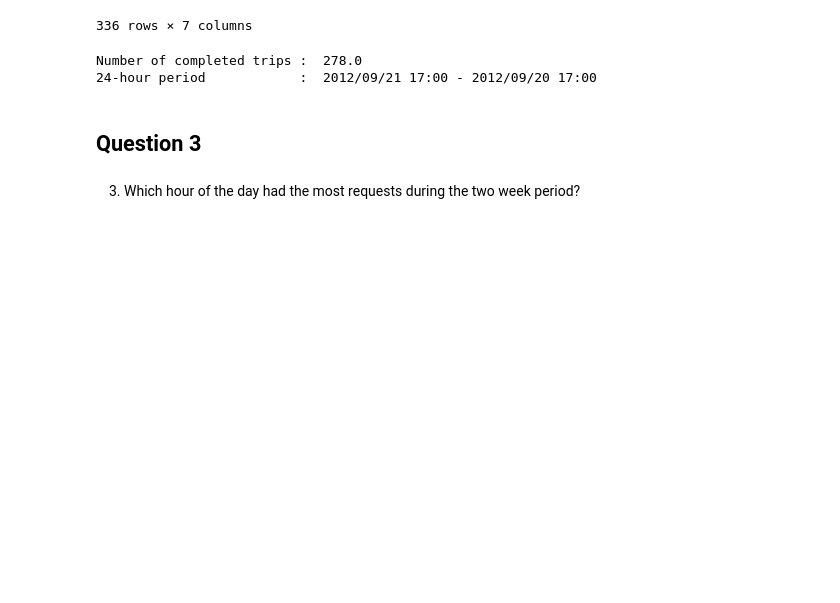
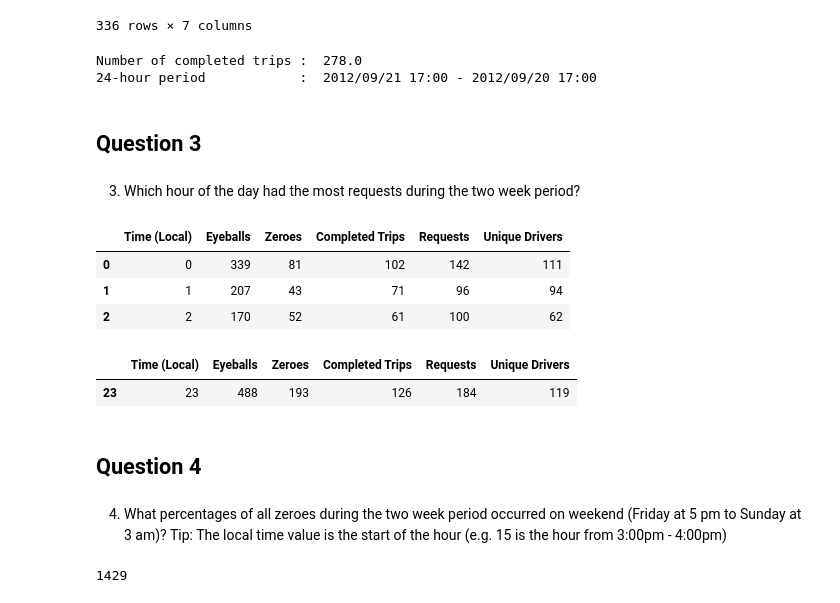
Before and after one commit to tugceturkkal/Data-Projects, a Jupyter notebook: Insights from City Supply and Demand Data.ipynb, the cells around one changed output. Cells and saved outputs as stored; diff of their text form; code cells hidden in the pictures; blank space fills up the shorter version.

Commit message:
Insights from City Supply and Demand Data

```diff
--- a/Insights from City Supply and Demand Data.ipynb
+++ b/Insights from City Supply and Demand Data.ipynb
@@ -245,3 +247,25 @@ Number of completed trips :  278.0
 ## Question 3
 # %% [markdown]
 3. Which hour of the day had the most requests during the two week period?
+# %%
+data_question_3 = data.groupby('Time (Local)').sum().reset_index()
+data_question_3.head(3)
+# %% [output]
+|  | Time (Local) | Eyeballs | Zeroes | Completed Trips | Requests | Unique Drivers |
+| 0 | 0 | 339 | 81 | 102 | 142 | 111 |
+| 1 | 1 | 207 | 43 | 71 | 96 | 94 |
+| 2 | 2 | 170 | 52 | 61 | 100 | 62 |
+# %%
+data_question_3.nlargest(1 , 'Requests ')
+# %% [output]
+|  | Time (Local) | Eyeballs | Zeroes | Completed Trips | Requests | Unique Drivers |
+| 23 | 23 | 488 | 193 | 126 | 184 | 119 |
+# %% [markdown]
+## Question 4
+# %% [markdown]
+4. What percentages of all zeroes during the two week period occurred on weekend (Friday at 5 pm to Sunday at 3 am)? Tip: The local time value is the start of the hour (e.g. 15 is the hour from 3:00pm - 4:00pm)
+# %%
+total_zeroes = data['Zeroes '].sum()
+total_zeroes
+# %% [output]
+1429
```
Also changed, not shown: parts of 7 cells of this notebook.
